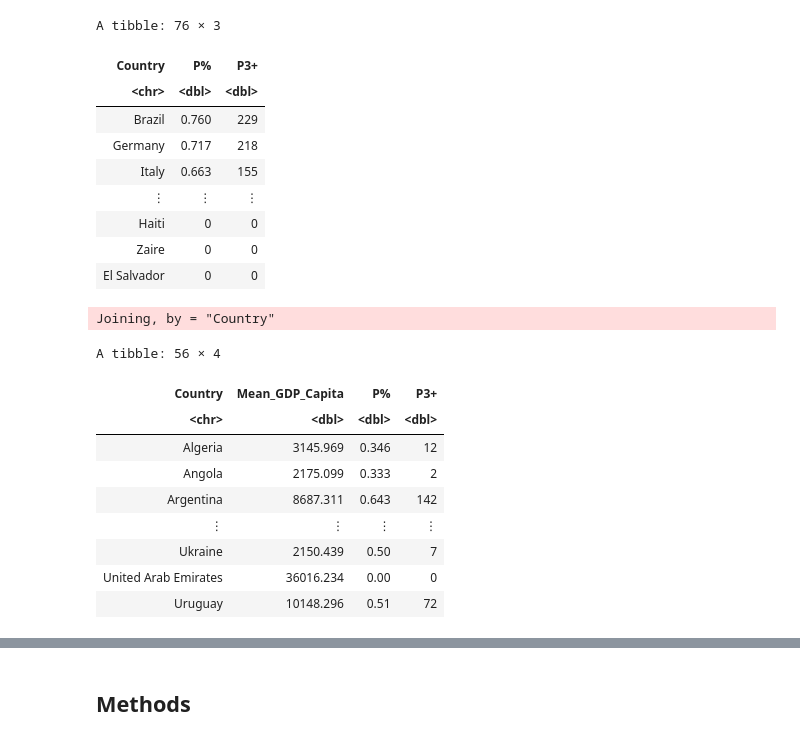
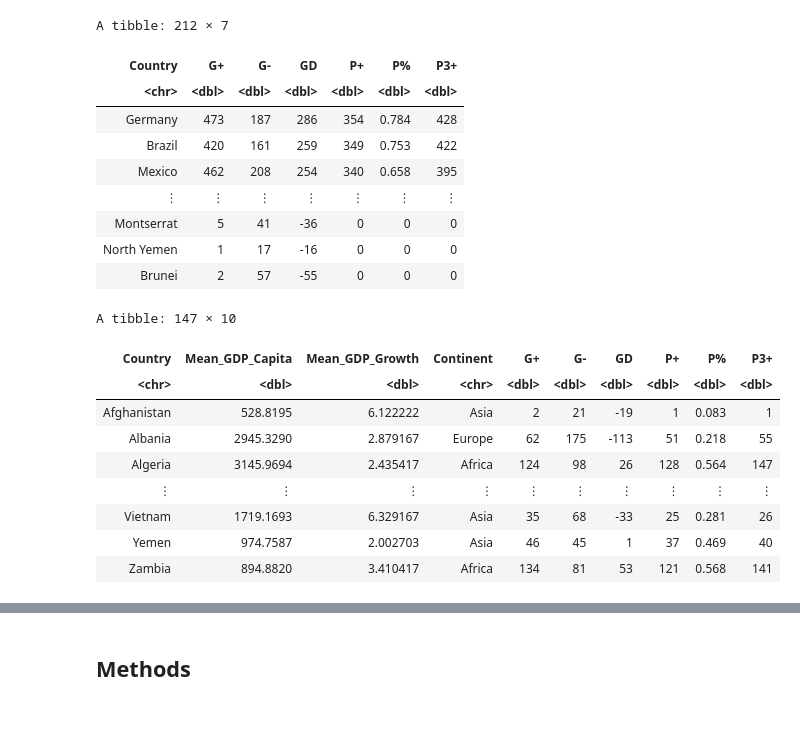
Before and after one commit to whalebeavercat/dsci-100-group-146, a Jupyter notebook: Project_Proposal_146.ipynb, the cells around one changed output, grey strips where cells are left out. Drawn from its saved outputs; the diff is of its cells as text; code cells hidden in the pictures.

```diff
--- a/Project_Proposal_146.ipynb
+++ b/Project_Proposal_146.ipynb
@@ -111,0 +88,3 @@ A spec_tbl_df: 76 × 14
+# %%
+continents <- read_csv("data/continents-according-to-our-world-in-data.csv", show_col_types = FALSE) |> select(Entity, Continent)
+continents
@@ -111,0 +130,4 @@ A spec_tbl_df: 76 × 14
+# %%
+# Loading training soccer_data from World Cup data of all time from 1930 - 2020
+soccer_data <- read_csv("data/SoccerDataWorldCupALL.csv", show_col_types = FALSE)
+soccer_data
@@ -186,0 +206,5 @@ A tibble: 6 × 2
+# %%
+# Combine GDP capita data and GDP Growth
+
+country_gdp_data <- left_join(country_capita_longer, country_growth_longer, by = c("Country", "Year"), copy = FALSE, na_matches = "na")
+country_gdp_data
@@ -186,0 +222,15 @@ A tibble: 6 × 2
+# %%
+# Find the mean gdp for each country, which is useful for predicting the relationship between GDP and soccer performance
+country_mean_gdp_capita <- country_gdp_data |>
+    group_by(Country) |>
+    summarize(Mean_GDP_Capita = mean(GDP_Capita))
+
+country_mean_gdp_growth <- country_gdp_data |>
+    group_by(Country) |>
+    summarize(Mean_GDP_Growth = mean(GDP_Growth, na.rm = TRUE))
+
+#Combining the mean gdp per capita, gdp growth, and continent
+
+country_mean_data <- left_join(country_mean_gdp_capita, country_mean_gdp_growth, by = "Country", copy = FALSE, na_matches = "na") |>
+    left_join(continents, by = c("Country" = "Entity"), copy = FALSE, na_matches = "na")
+country_mean_data
@@ -187,33 +248,33 @@ A tibble: 6 × 2
 # %%
-# Attempt to combine world cup data with Country GDP and GDP Growth
+# Attempt to combine world cup data with Country, GDP Per Capita, and GDP Growth
 
 soccer_data_organized <- soccer_data |>
-    mutate(Country = Team) |>
-    select(Country, `P%`, `P3+`)
+    select(Country, `G+`, `G-`, `GD` ,`P+`, `P%`, `P3+`)
 
 soccer_data_organized
 
-soccer_data_combined <- inner_join(country_mean_gdp_capita, soccer_data_organized, by = NULL, copy = FALSE, na_matches = "na")
+soccer_data_combined <- country_mean_data |>
+    inner_join(soccer_data_organized, by = "Country", copy = FALSE, na_matches = "na")
+
 soccer_data_combined
 # %% [output]
-A tibble: 76 × 3
+A tibble: 212 × 7
-| Country | P% | P3+ |
-| <chr> | <dbl> | <dbl> |
-| Brazil | 0.760 | 229 |
-| Germany | 0.717 | 218 |
-| Italy | 0.663 | 155 |
-| ⋮ | ⋮ | ⋮ |
-| Haiti | 0 | 0 |
-| Zaire | 0 | 0 |
-| El Salvador | 0 | 0 |
+| Country | G+ | G- | GD | P+ | P% | P3+ |
+| <chr> | <dbl> | <dbl> | <dbl> | <dbl> | <dbl> | <dbl> |
+| Germany | 473 | 187 | 286 | 354 | 0.784 | 428 |
+| Brazil | 420 | 161 | 259 | 349 | 0.753 | 422 |
+| Mexico | 462 | 208 | 254 | 340 | 0.658 | 395 |
+| ⋮ | ⋮ | ⋮ | ⋮ | ⋮ | ⋮ | ⋮ |
+| Montserrat | 5 | 41 | -36 | 0 | 0 | 0 |
+| North Yemen | 1 | 17 | -16 | 0 | 0 | 0 |
+| Brunei | 2 | 57 | -55 | 0 | 0 | 0 |
-Joining, by = "Country"
+A tibble: 147 × 10
-A tibble: 56 × 4
-| Country | Mean_GDP_Capita | P% | P3+ |
-| <chr> | <dbl> | <dbl> | <dbl> |
-| Algeria | 3145.969 | 0.346 | 12 |
-| Angola | 2175.099 | 0.333 | 2 |
-| Argentina | 8687.311 | 0.643 | 142 |
-| ⋮ | ⋮ | ⋮ | ⋮ |
-| Ukraine | 2150.439 | 0.50 | 7 |
-| United Arab Emirates | 36016.234 | 0.00 | 0 |
-| Uruguay | 10148.296 | 0.51 | 72 |
+| Country | Mean_GDP_Capita | Mean_GDP_Growth | Continent | G+ | G- | GD | P+ | P% | P3+ |
+| <chr> | <dbl> | <dbl> | <chr> | <dbl> | <dbl> | <dbl> | <dbl> | <dbl> | <dbl> |
+| Afghanistan | 528.8195 | 6.122222 | Asia | 2 | 21 | -19 | 1 | 0.083 | 1 |
+| Albania | 2945.3290 | 2.879167 | Europe | 62 | 175 | -113 | 51 | 0.218 | 55 |
+| Algeria | 3145.9694 | 2.435417 | Africa | 124 | 98 | 26 | 128 | 0.564 | 147 |
+| ⋮ | ⋮ | ⋮ | ⋮ | ⋮ | ⋮ | ⋮ | ⋮ | ⋮ | ⋮ |
+| Vietnam | 1719.1693 | 6.329167 | Asia | 35 | 68 | -33 | 25 | 0.281 | 26 |
+| Yemen | 974.7587 | 2.002703 | Asia | 46 | 45 | 1 | 37 | 0.469 | 40 |
+| Zambia | 894.8820 | 3.410417 | Africa | 134 | 81 | 53 | 121 | 0.568 | 141 |
```
Also changed, not shown: parts of 25 cells of this notebook, 2 other files.
